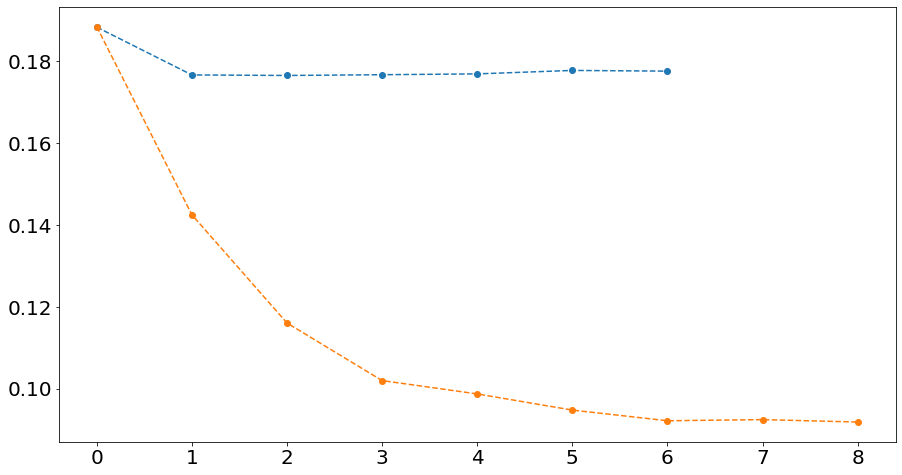
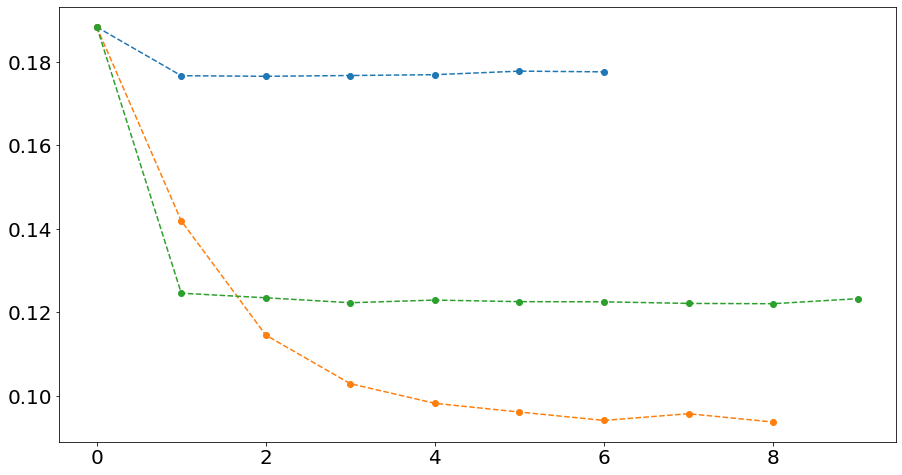
The notebook cell's code change between the first figure and the second:
--- before
+++ after
@@ -2,2 +2,3 @@
 ax.plot(canonical_performance.index, canonical_performance['Score'],'o--')
 ax.plot(orthogonal_performance.index, orthogonal_performance['Score'],'o--')
+ax.plot(Atomic_performance.index, Atomic_performance['Score'],'o--')

Commit: new for pymatgenstructures